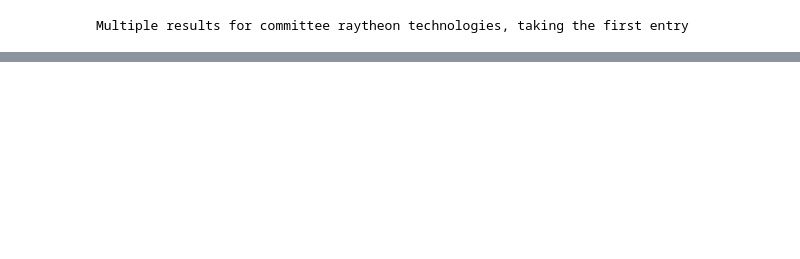
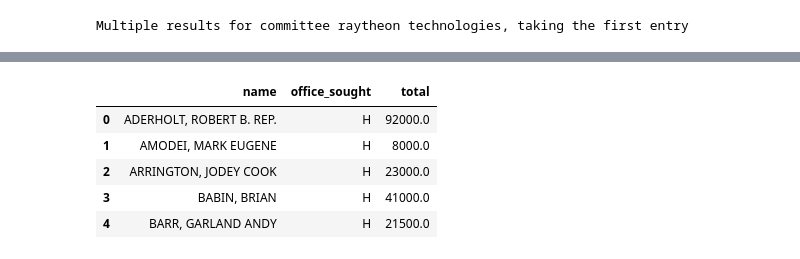
Before and after one commit to jlwhelan28/pac-hunter, a Jupyter notebook: demo.ipynb, the cells around one changed output, grey strips where cells are left out. Saved outputs shown, nothing was run; the diff lists cells and outputs as text; code cells hidden in the pictures; blank space fills up the shorter version.

```diff
--- a/demo.ipynb
+++ b/demo.ipynb
@@ -79,0 +51,12 @@ for cycle in cycles:
+# %%
+# Compact the distribution data by cycle and candidate
+denier_donations_by_cycle = denier_donations.groupby(["name", "office_sought", "cycle"]).sum(numeric_only=True).reset_index()
+denier_donations_cumulative = denier_donations.groupby(["name", "office_sought"]).sum(numeric_only=True)["total"].reset_index()
+denier_donations_cumulative.head(5)
+# %% [output]
+|  | name | office_sought | total |
+| 0 | ADERHOLT, ROBERT B. REP. | H | 92000.0 |
+| 1 | AMODEI, MARK EUGENE | H | 8000.0 |
+| 2 | ARRINGTON, JODEY COOK | H | 23000.0 |
+| 3 | BABIN, BRIAN | H | 41000.0 |
+| 4 | BARR, GARLAND ANDY | H | 21500.0 |
```
Also changed, not shown: parts of 10 cells of this notebook.
